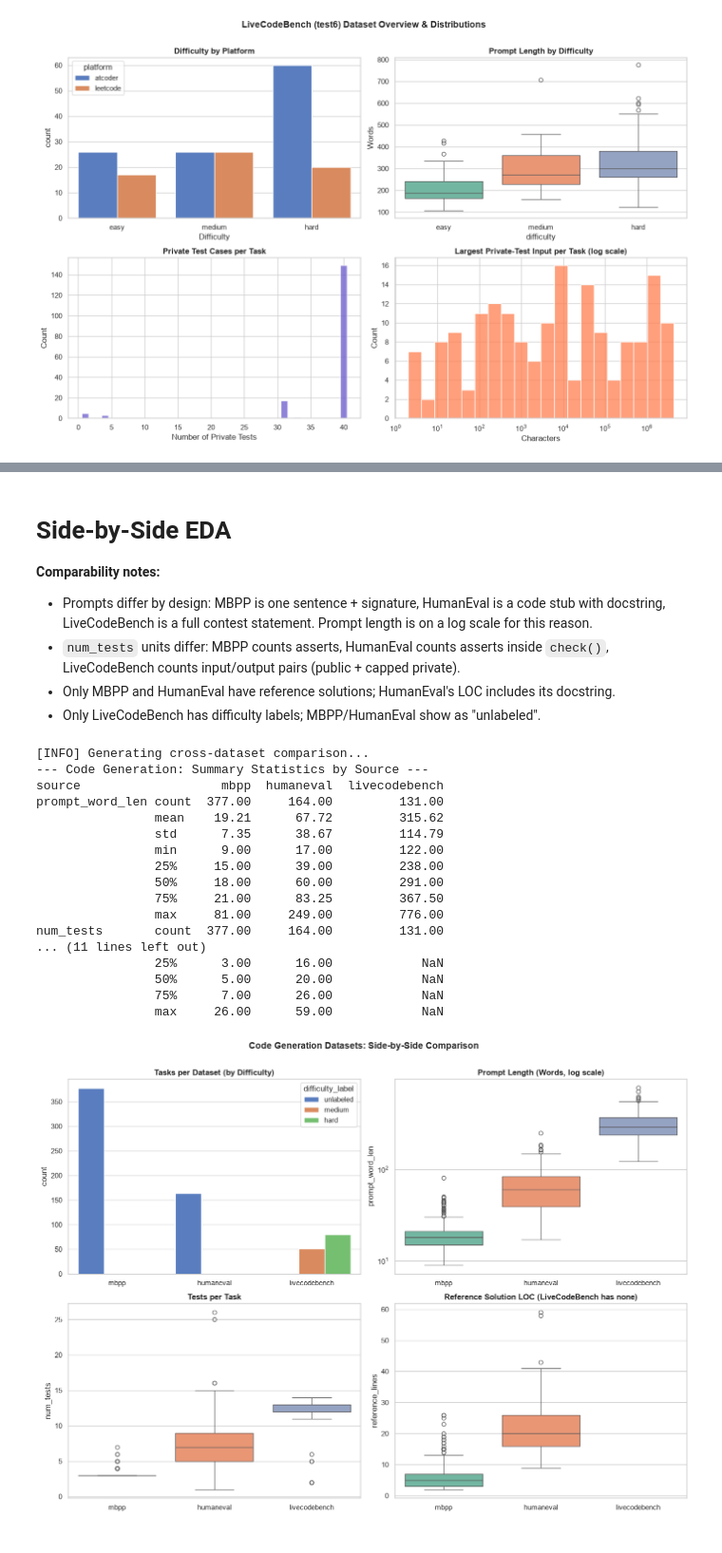
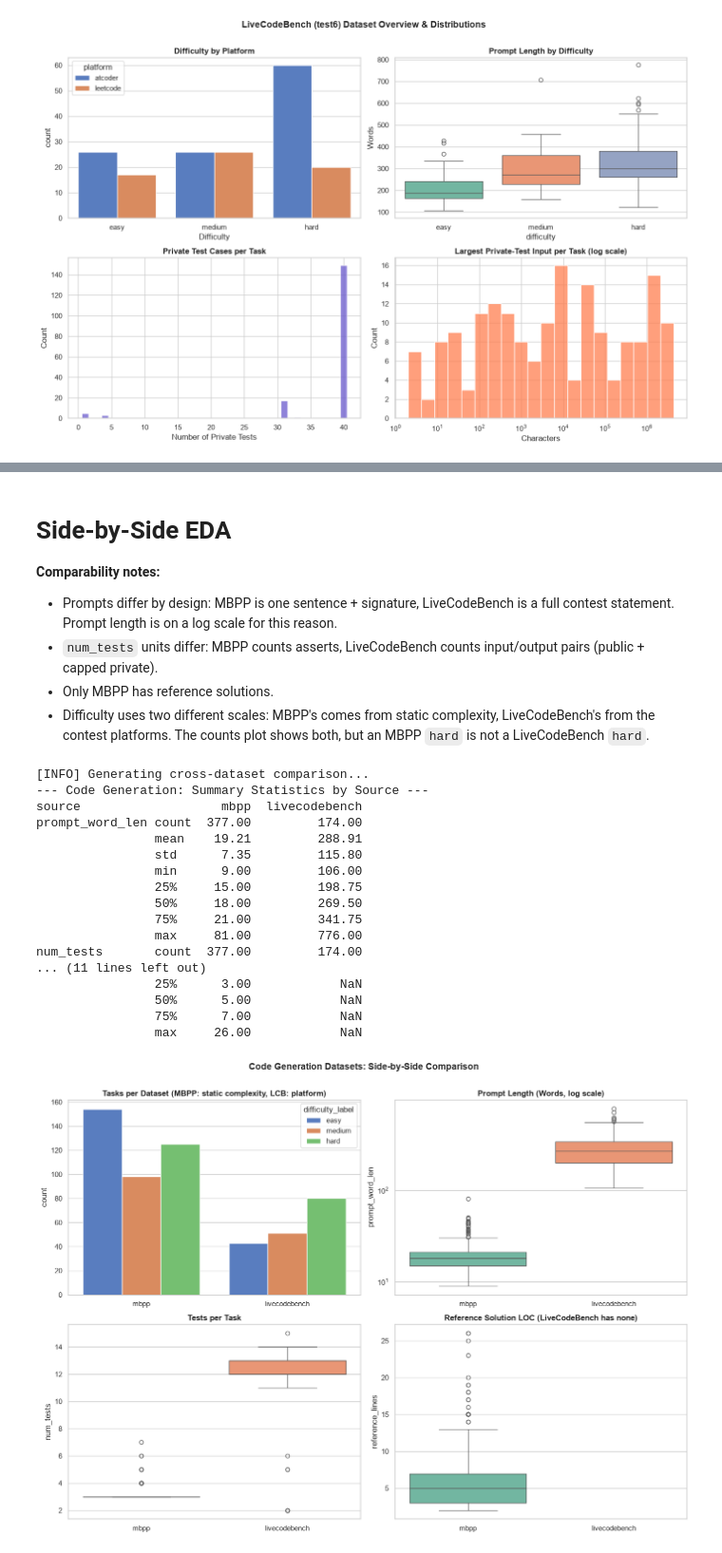
Before and after one commit to Break-Through-Tech/Anote-1A-building-high-quality-datasets-and-evaluation-frameworks-for-ai-coding-assistants, a Jupyter notebook: notebooks/code_generation_EDA_pipeline.ipynb, the cells around one changed output, grey strips where cells are left out. Shown at 95% size. Cells and saved outputs as stored; diff of their text form; code cells hidden in the pictures.

```diff
--- a/notebooks/code_generation_EDA_pipeline.ipynb
+++ b/notebooks/code_generation_EDA_pipeline.ipynb
@@ -622,7 +438,7 @@ def lcb_test_format(tests: list) -> str:
 
 def clean_lcb(df: pd.DataFrame) -> pd.DataFrame:
     """
-    Standardizes LiveCodeBench records into the same schema as MBPP and HumanEval.
+    Standardizes LiveCodeBench records into the same schema as MBPP.
     Schema Output: [task_id, dataset_name, task_type, prompt, reference_code, test_cases,
                     test_format, entry_point, signature, test_imports,
                     platform, contest_id, contest_date, difficulty, private_test_cases]
@@ -825,7 +641,7 @@ The EDA above describes all of test6; this step cuts it down to what we evaluate
 import random
 
 # --- LCB subset settings ---
-KEEP_DIFFICULTIES = ["medium", "hard"]  # easy is dropped: MBPP/HumanEval already cover easy problems
+KEEP_DIFFICULTIES = ["easy", "medium", "hard"]  # all three tiers: the final set is stratified across them
 CONTEST_DATE_AFTER = None               # e.g. "2026-01-31" to keep only problems after the baseline model's cutoff
 MAX_PRIVATE_TESTS = 10                  # cap per task to keep evaluation runtime manageable
 KEEP_LARGEST_INPUTS = 3                 # always kept: the largest inputs catch slow solutions
@@ -1022,14 +818,14 @@ Total tasks: 672
 # Side-by-Side EDA
 
 **Comparability notes:**
-- Prompts differ by design: MBPP is one sentence + signature, HumanEval is a code stub with docstring, LiveCodeBench is a full contest statement. Prompt length is on a log scale for this reason.
-- `num_tests` units differ: MBPP counts asserts, HumanEval counts asserts inside `check()`, LiveCodeBench counts input/output pairs (public + capped private).
-- Only MBPP and HumanEval have reference solutions; HumanEval's LOC includes its docstring.
-- Only LiveCodeBench has difficulty labels; MBPP/HumanEval show as "unlabeled".
+- Prompts differ by design: MBPP is one sentence + signature, LiveCodeBench is a full contest statement. Prompt length is on a log scale for this reason.
+- `num_tests` units differ: MBPP counts asserts, LiveCodeBench counts input/output pairs (public + capped private).
+- Only MBPP has reference solutions.
+- Difficulty uses two different scales: MBPP's comes from static complexity, LiveCodeBench's from the contest platforms. The counts plot shows both, but an MBPP `hard` is not a LiveCodeBench `hard`.
 # %%
 print("[INFO] Generating cross-dataset comparison...")
 
-source_order = ["mbpp", "humaneval", "livecodebench"]
+source_order = ["mbpp", "livecodebench"]
 df_cg_eda = df_codegen_full.copy()
 df_cg_eda["prompt_word_len"] = df_cg_eda["prompt"].astype(str).str.split().str.len()
 # LiveCodeBench has no references, so its reference length is left empty rather than 0
@@ -1045,50 +841,50 @@ print("--- Code Generation: Summary Statistics by Source ---")
 print(cg_stats_df.round(2).T.to_string())
 cg_stats_df.to_csv(REPORTS_DIR / "code_generation_summary_by_source.csv")
 
 fig, axes = plt.subplots(2, 2, figsize=(14, 10))
 
 sns.countplot(data=df_cg_eda, x="source", hue="difficulty_label", order=source_order,
-              hue_order=["unlabeled", "medium", "hard"], ax=axes[0, 0])
-axes[0, 0].set_title("Tasks per Dataset (by Difficulty)", fontweight="bold")
+              hue_order=["easy", "medium", "hard"], ax=axes[0, 0])
+axes[0, 0].set_title("Tasks per Dataset (MBPP: static complexity, LCB: platform)", fontweight="bold")
 axes[0, 0].set_xlabel("")
 
 sns.boxplot(data=df_cg_eda, x="source", y="prompt_word_len", order=source_order, ax=axes[0, 1], palette="Set2")
 axes[0, 1].set_yscale("log")
 axes[0, 1].set_title("Prompt Length (Words, log scale)", fontweight="bold")
 axes[0, 1].set_xlabel("")
 
 sns.boxplot(data=df_cg_eda, x="source", y="num_tests", order=source_order, ax=axes[1, 0], palette="Set2")
 axes[1, 0].set_title("Tests per Task", fontweight="bold")
 axes[1, 0].set_xlabel("")
 
 sns.boxplot(data=df_cg_eda, x="source", y="reference_lines", order=source_order, ax=axes[1, 1], palette="Set2")
 axes[1, 1].set_title("Reference Solution LOC (LiveCodeBench has none)", fontweight="bold")
 axes[1, 1].set_xlabel("")
 
 plt.suptitle("Code Generation Datasets: Side-by-Side Comparison", fontsize=14, fontweight="bold", y=1.01)
 plt.tight_layout()
 
 plt.savefig(REPORTS_DIR / "code_generation_comparison.png", bbox_inches="tight")
 plt.show()
 # %% [output]
 [INFO] Generating cross-dataset comparison...
 --- Code Generation: Summary Statistics by Source ---
-source                   mbpp  humaneval  livecodebench
-prompt_word_len count  377.00     164.00         131.00
-                mean    19.21      67.72         315.62
-                std      7.35      38.67         114.79
-                min      9.00      17.00         122.00
-                25%     15.00      39.00         238.00
-                50%     18.00      60.00         291.00
-                75%     21.00      83.25         367.50
-                max     81.00     249.00         776.00
-num_tests       count  377.00     164.00         131.00
+source                   mbpp  livecodebench
+prompt_word_len count  377.00         174.00
+                mean    19.21         288.91
+                std      7.35         115.80
+                min      9.00         106.00
+                25%     15.00         198.75
+                50%     18.00         269.50
+                75%     21.00         341.75
+                max     81.00         776.00
+num_tests       count  377.00         174.00
 ... (11 lines left out)
-                25%      3.00      16.00            NaN
-                50%      5.00      20.00            NaN
-                75%      7.00      26.00            NaN
-                max     26.00      59.00            NaN
+                25%      3.00            NaN
+                50%      5.00            NaN
+                75%      7.00            NaN
+                max     26.00            NaN
-[figure, old version]
+[figure, new version]
 # %% [markdown]
 **Note: LiveCodeBench has no reference solutions**
 
```
Also changed, not shown: parts of 24 cells of this notebook, 22 other files.
